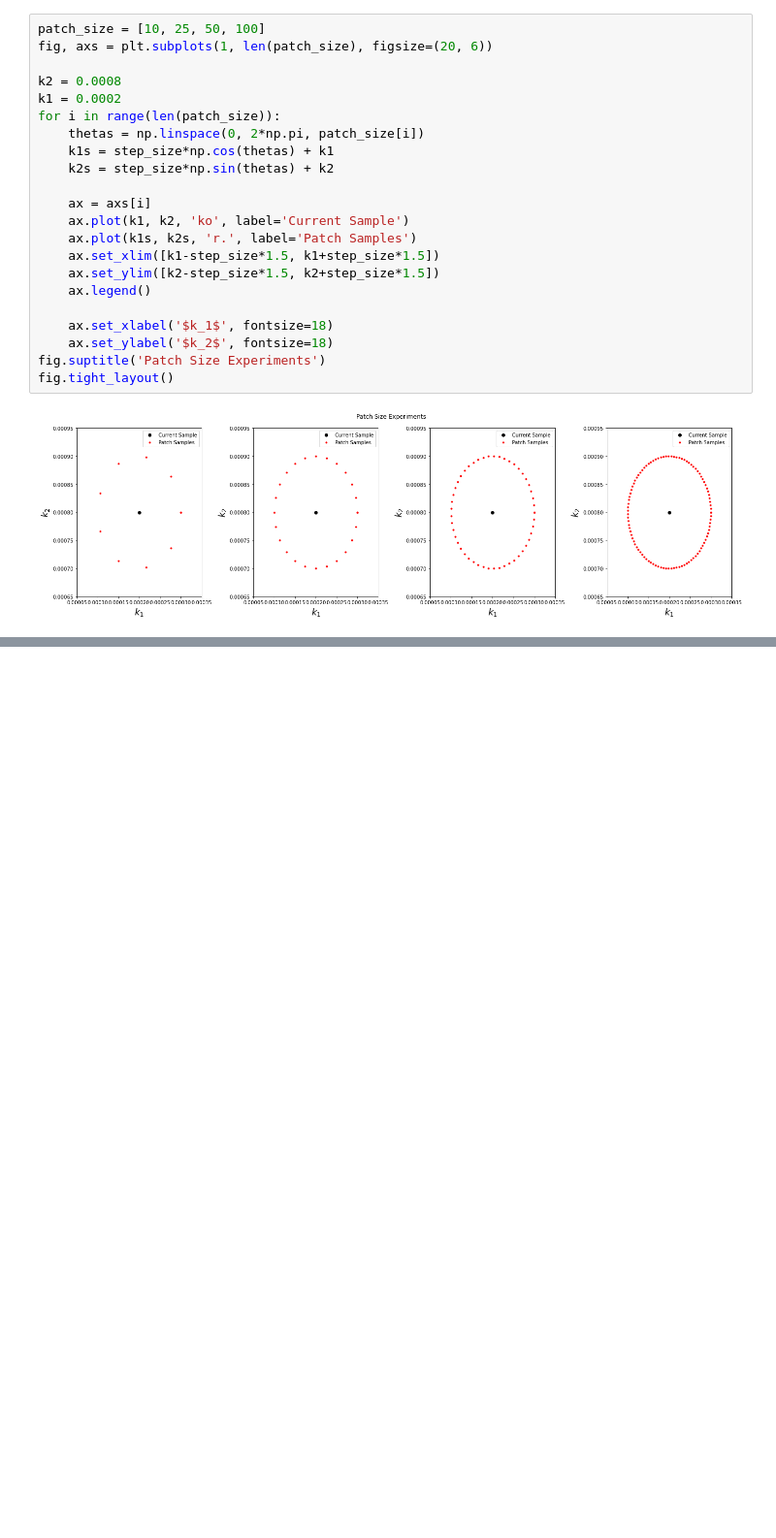
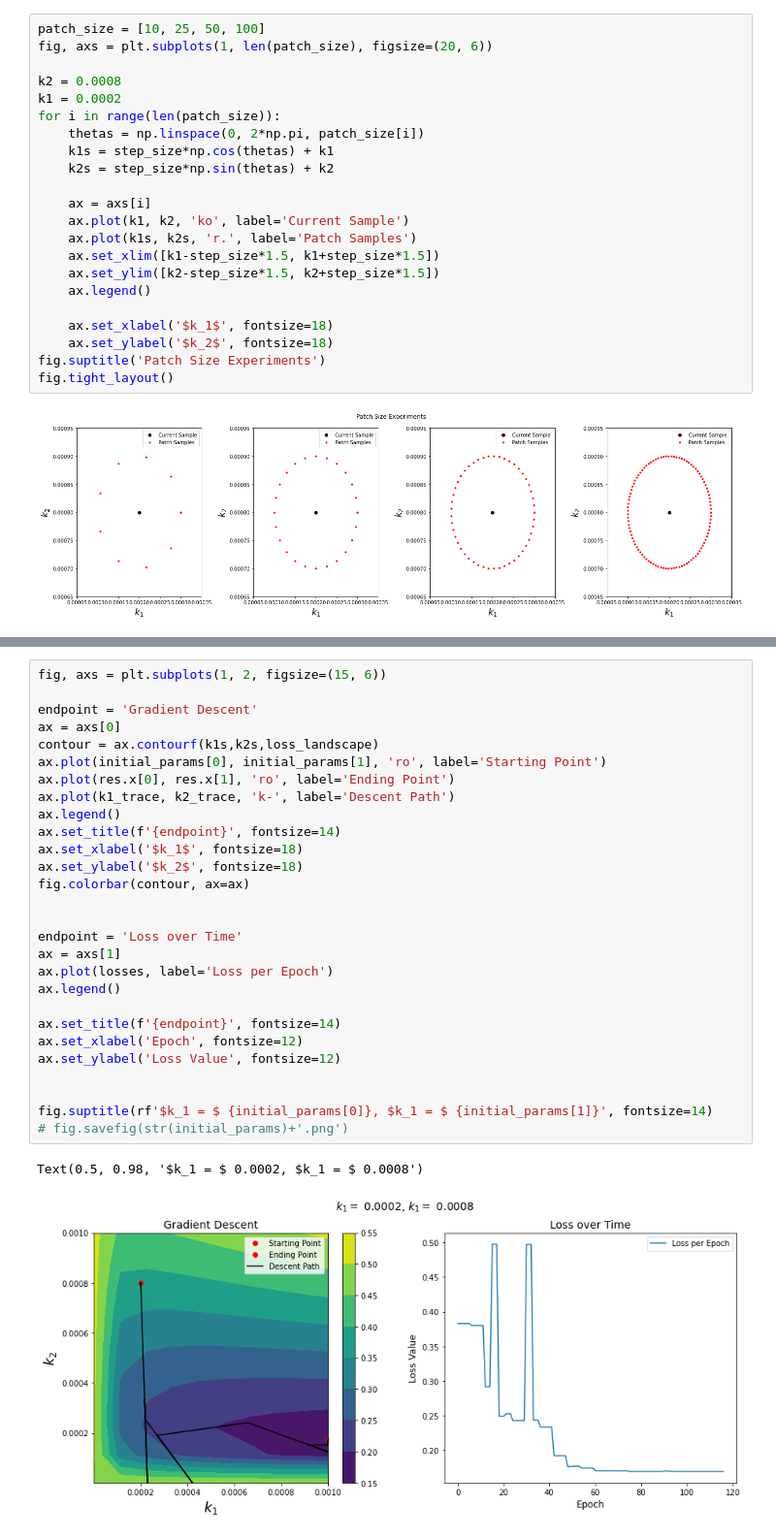
Before and after one commit to cjmerzbacher/msc-thesis, a Jupyter notebook: no_backprop_method/no_backprop_scipy.ipynb, the cells around one changed output, grey strips where cells are left out. Shown at 97% size. Cells and saved outputs as stored; diff of their text form; blank space fills up the shorter version.

Commit message:
Sundials landscape results and 6D numerical errors investigation

```diff
--- a/no_backprop_method/no_backprop_scipy.ipynb
+++ b/no_backprop_method/no_backprop_scipy.ipynb
@@ -388,0 +195,31 @@ SystemExit: 2
+# %%
+fig, axs = plt.subplots(1, 2, figsize=(15, 6))
+
+endpoint = 'Gradient Descent'
+ax = axs[0]
+contour = ax.contourf(k1s,k2s,loss_landscape)
+ax.plot(initial_params[0], initial_params[1], 'ro', label='Starting Point')
+ax.plot(res.x[0], res.x[1], 'ro', label='Ending Point')
+ax.plot(k1_trace, k2_trace, 'k-', label='Descent Path')
+ax.legend()
+ax.set_title(f'{endpoint}', fontsize=14)
+ax.set_xlabel('$k_1$', fontsize=18)
+ax.set_ylabel('$k_2$', fontsize=18)
+fig.colorbar(contour, ax=ax)
+
+
+endpoint = 'Loss over Time'
+ax = axs[1]
+ax.plot(losses, label='Loss per Epoch')
+ax.legend()
+
+ax.set_title(f'{endpoint}', fontsize=14)
+ax.set_xlabel('Epoch', fontsize=12)
+ax.set_ylabel('Loss Value', fontsize=12)
+
+
+fig.suptitle(rf'$k_1 = $ {initial_params[0]}, $k_1 = $ {initial_params[1]}', fontsize=14)
+# fig.savefig(str(initial_params)+'.png')
+# %% [output]
+Text(0.5, 0.98, '$k_1 = $ 0.0002, $k_1 = $ 0.0008')
+[figure, added]
```
Also changed, not shown: parts of 5 cells of this notebook, 24 other files.
